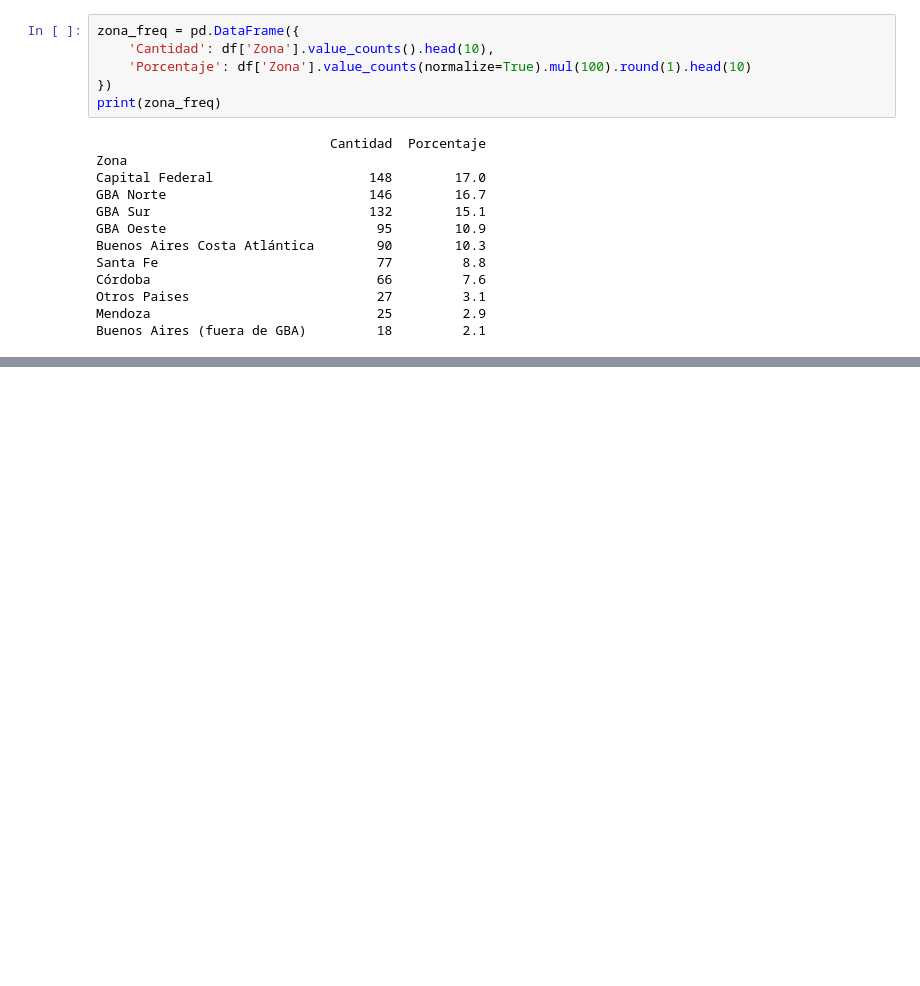
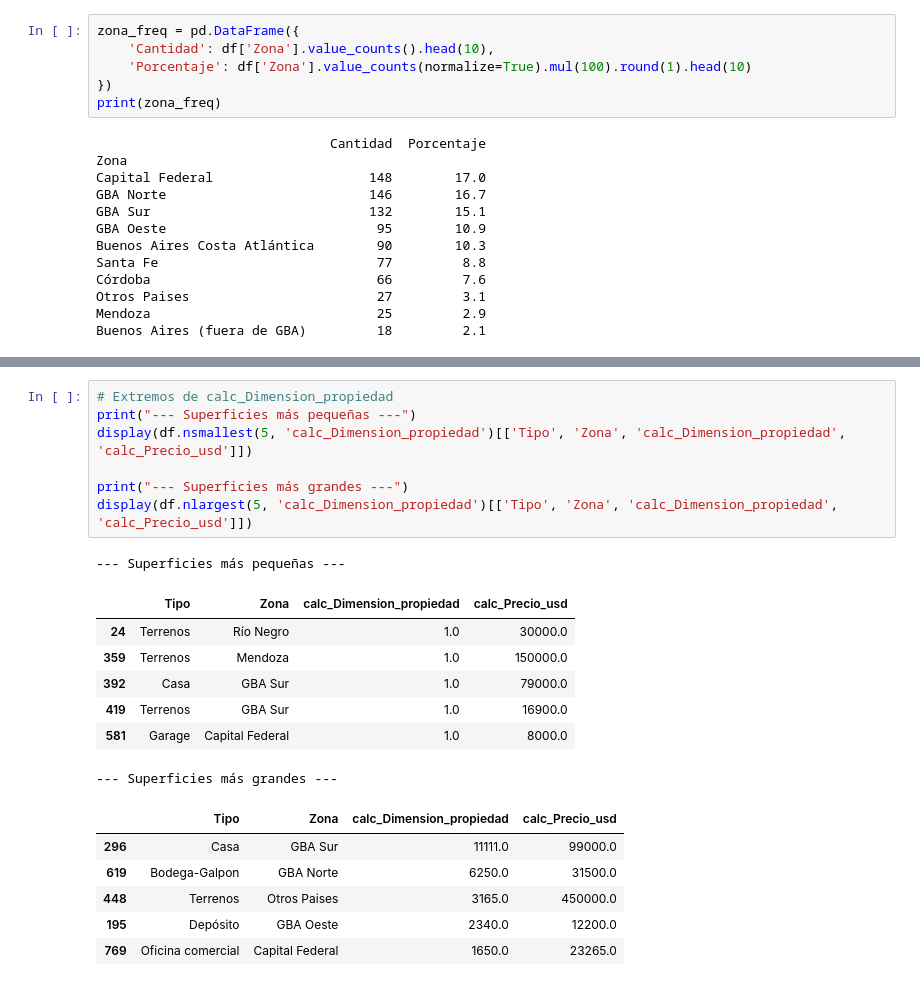
Before and after one commit to GomezMorales/TP_INTEGRADOR_CIENCIAS_DE_DATOS, a Jupyter notebook: TP_integrador_Ciencias_de_datos.ipynb, the cells around one changed output, grey strips where cells are left out. Drawn from its saved outputs; the diff is of its cells as text; blank space fills up the shorter version.

```diff
--- a/TP_integrador_Ciencias_de_datos.ipynb
+++ b/TP_integrador_Ciencias_de_datos.ipynb
@@ -931,0 +1096,22 @@ Buenos Aires (fuera de GBA)         18         2.1
+# %%
+# Extremos de calc_Dimension_propiedad
+print("--- Superficies más pequeñas ---")
+display(df.nsmallest(5, 'calc_Dimension_propiedad')[['Tipo', 'Zona', 'calc_Dimension_propiedad', 'calc_Precio_usd']])
+
+print("--- Superficies más grandes ---")
+display(df.nlargest(5, 'calc_Dimension_propiedad')[['Tipo', 'Zona', 'calc_Dimension_propiedad', 'calc_Precio_usd']])
+# %% [output]
+--- Superficies más pequeñas ---
+|  | Tipo | Zona | calc_Dimension_propiedad | calc_Precio_usd |
+| 24 | Terrenos | Río Negro | 1.0 | 30000.0 |
+| 359 | Terrenos | Mendoza | 1.0 | 150000.0 |
+| 392 | Casa | GBA Sur | 1.0 | 79000.0 |
+| 419 | Terrenos | GBA Sur | 1.0 | 16900.0 |
+| 581 | Garage | Capital Federal | 1.0 | 8000.0 |
+--- Superficies más grandes ---
+|  | Tipo | Zona | calc_Dimension_propiedad | calc_Precio_usd |
+| 296 | Casa | GBA Sur | 11111.0 | 99000.0 |
+| 619 | Bodega-Galpon | GBA Norte | 6250.0 | 31500.0 |
+| 448 | Terrenos | Otros Paises | 3165.0 | 450000.0 |
+| 195 | Depósito | GBA Oeste | 2340.0 | 12200.0 |
+| 769 | Oficina comercial | Capital Federal | 1650.0 | 23265.0 |
```
Also changed, not shown: parts of 30 cells of this notebook.
